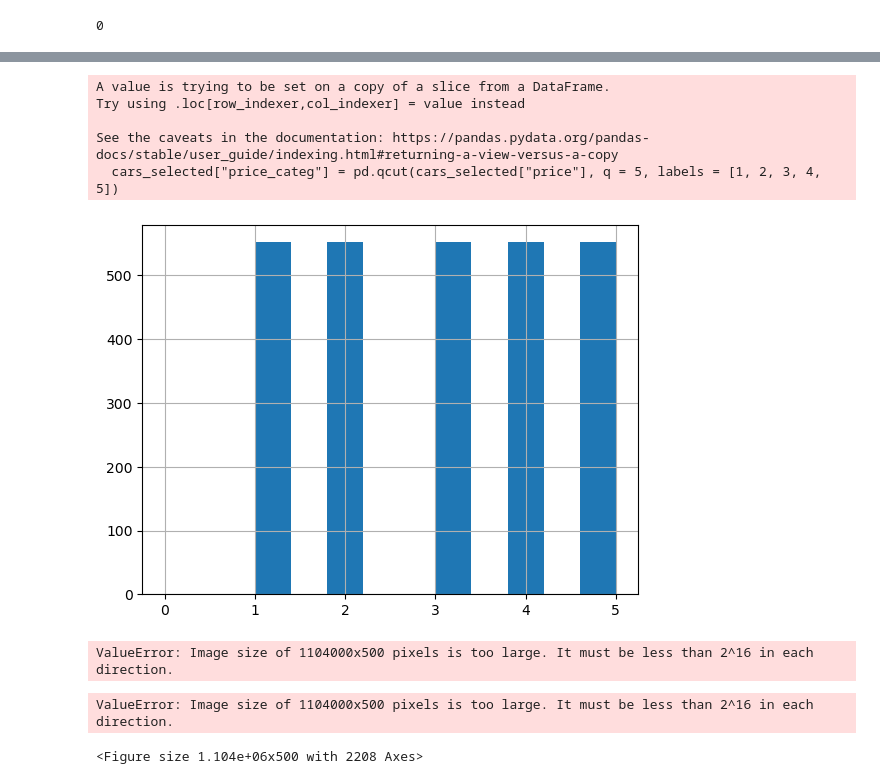
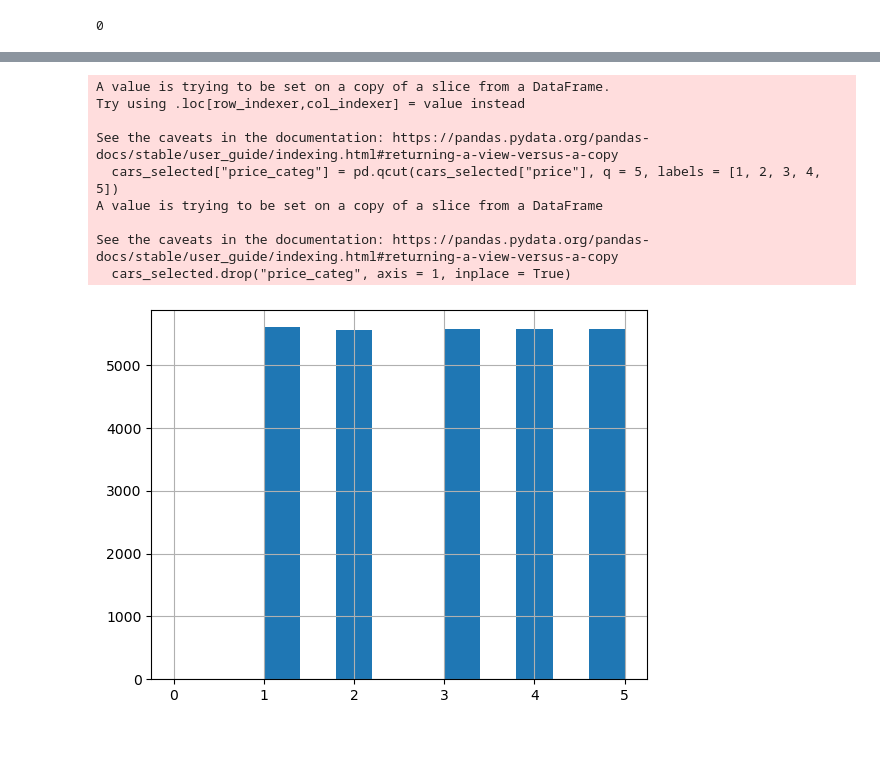
Before and after one commit to ekuginyte/Cars-Predictions-_PYTHON, a Jupyter notebook: Project-1.ipynb, the cells around one changed output, grey strips where cells are left out. Saved outputs shown, nothing was run; the diff lists cells and outputs as text; code cells hidden in the pictures; blank space fills up the shorter version.

```diff
--- a/Project-1.ipynb
+++ b/Project-1.ipynb
@@ -27,7 +28,7 @@ from sklearn.preprocessing import LabelEncoder
 
 # Read the dataset from a file
 # Specify type "string" for the "bed" and "dealer_zip" attributes to avoid errors interpreting them as numbers
-cars = pd.read_csv("/Users/ernakuginyte/Documents/ID5059 Knowledge Discovery and Data Mining/Assignments/Project 1/data/small/used_cars_data_small_0.csv", \
+cars = pd.read_csv("/Users/ernakuginyte/Desktop/Projects for Applications/Cars-Predictions-_PYTHON/data/used_cars_data_medium_1.csv", \
     dtype = {"bed": "string", "dealer_zip": "string"})
 # %%
 ################################################################################
@@ -367,6 +368,8 @@ savings_per_day              0.008035      0.053409         1.000000
 ################################################################################
 ####################### SELECT VARIABLES FOR THE MODEL #########################
 ################################################################################
+
+# First visually explore the relationship between the variables and the "price"
 
 ### important_variables - Function to select variables for the model.
 #   INPUT:
@@ -392,10 +395,10 @@ def important_variables(data = cars, corr_threshold = 0.5):
     return cars_selected
 
 # Get the new data frame with selected variables
-cars_selected = important_variables(data = cars, corr_threshold = 0.25)
+cars_selected = important_variables(data = cars, corr_threshold = 0.2)
 
 # Get correlation matrix of all pairs of variables
 corr_matrix = cars_selected.corr()
 # Plot heatmap of correlation
-sns.heatmap(corr_matrix, annot=True, fmt="d", cmap="YlGnBu")
+sns.heatmap(corr_matrix, annot=True, fmt="", cmap="YlGnBu")
 # %% [output]
@@ -404,58 +407,44 @@ ValueError: Unknown format code 'd' for object of type 'float'
 # %%
 ################################################################################
-######################### TRAINING AND TEST SETS ###############################
+###################### TRAINING AND TEST SETS SPLIT ############################
 ################################################################################
 
 # Check quantiles to then categorise the data in to 5 sections
 cat = cars_selected["price"].describe()
 
 # Create price_categ column to split the data into evenly distributed
 #   training and testing sets
 # Split the data by "price" column into normally distributed 5 bins
 cars_selected["price_categ"] = pd.qcut(cars_selected["price"], q = 5, labels = [1, 2, 3, 4, 5])
 
 # Plot the category values in a histogram to check if it makes sense
 cars_selected["price_categ"].hist()
 
 # Split the training and the testing sets
 split = StratifiedShuffleSplit(n_splits = 1, test_size = 0.2, random_state = 7) # 7 being the lucky number
 for train_index, test_index in split.split(cars_selected, cars_selected["price_categ"]):
-    strat_train_set = cars_selected.reset_index().loc[train_index]
-    strat_test_set = cars_selected.reset_index().loc[test_index]
+    strat_train_set = cars_selected.loc[train_index]
+    strat_test_set = cars_selected.loc[test_index]
 
 # Check if the categorical split makes sense
 price_distribution = strat_test_set["price"].value_counts() / len(strat_test_set)
 # Plot the histogram of the price distribution
 price_distribution.hist()
 
 # Drop the category column as it should not predict anything in the model
 for set_ in (strat_train_set, strat_test_set):
     set_.drop("price_categ", axis = 1, inplace = True)
+
+# Drop the category column in cars_selected category
+cars_selected.drop("price_categ", axis = 1, inplace = True)
 # %% [output]
 A value is trying to be set on a copy of a slice from a DataFrame.
 Try using .loc[row_indexer,col_indexer] = value instead
 
 See the caveats in the documentation: https://pandas.pydata.org/pandas-docs/stable/user_guide/indexing.html#returning-a-view-versus-a-copy
   cars_selected["price_categ"] = pd.qcut(cars_selected["price"], q = 5, labels = [1, 2, 3, 4, 5])
+A value is trying to be set on a copy of a slice from a DataFrame
+
+See the caveats in the documentation: https://pandas.pydata.org/pandas-docs/stable/user_guide/indexing.html#returning-a-view-versus-a-copy
+  cars_selected.drop("price_categ", axis = 1, inplace = True)
-[figure, old version]
+[figure, new version]
-# %%
-################################################################################
-############################# FEATURE SCALING ##################################
-################################################################################
-# Check if the data has a lot of outliers to then decide if MINMAX or STANDARDISATION
-# Create a boxplot for each numeric column
-
-# Select which variables to plot
-numeric_cols = strat_train_set.select_dtypes(include="number").drop(columns=["price", "index"])
-
-# Create a box plot for each numeric column
-fig, axs = plt.subplots(nrows=1, ncols=len(numeric_cols), figsize=(len(numeric_cols)*5, 5), sharey=True)
-for i, col in enumerate(numeric_cols):
-    axs[i].boxplot(strat_train_set[col])
-    axs[i].set_title(col)
-
-plt.tight_layout()
-# %% [output]
-ValueError: Image size of 1104000x500 pixels is too large. It must be less than 2^16 in each direction.
-ValueError: Image size of 1104000x500 pixels is too large. It must be less than 2^16 in each direction.
-<Figure size 1.104e+06x500 with 2208 Axes>
```
Also changed, not shown: parts of 15 cells of this notebook, 11 other files.
